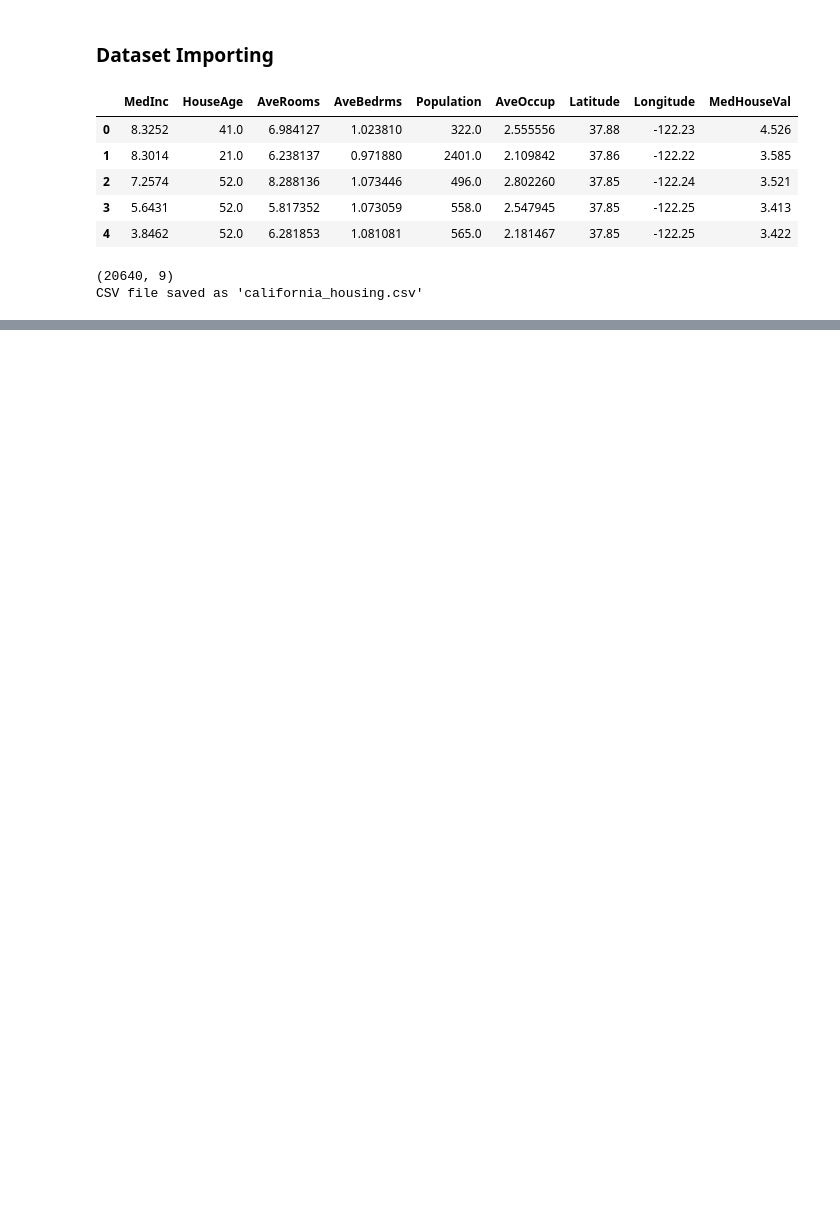
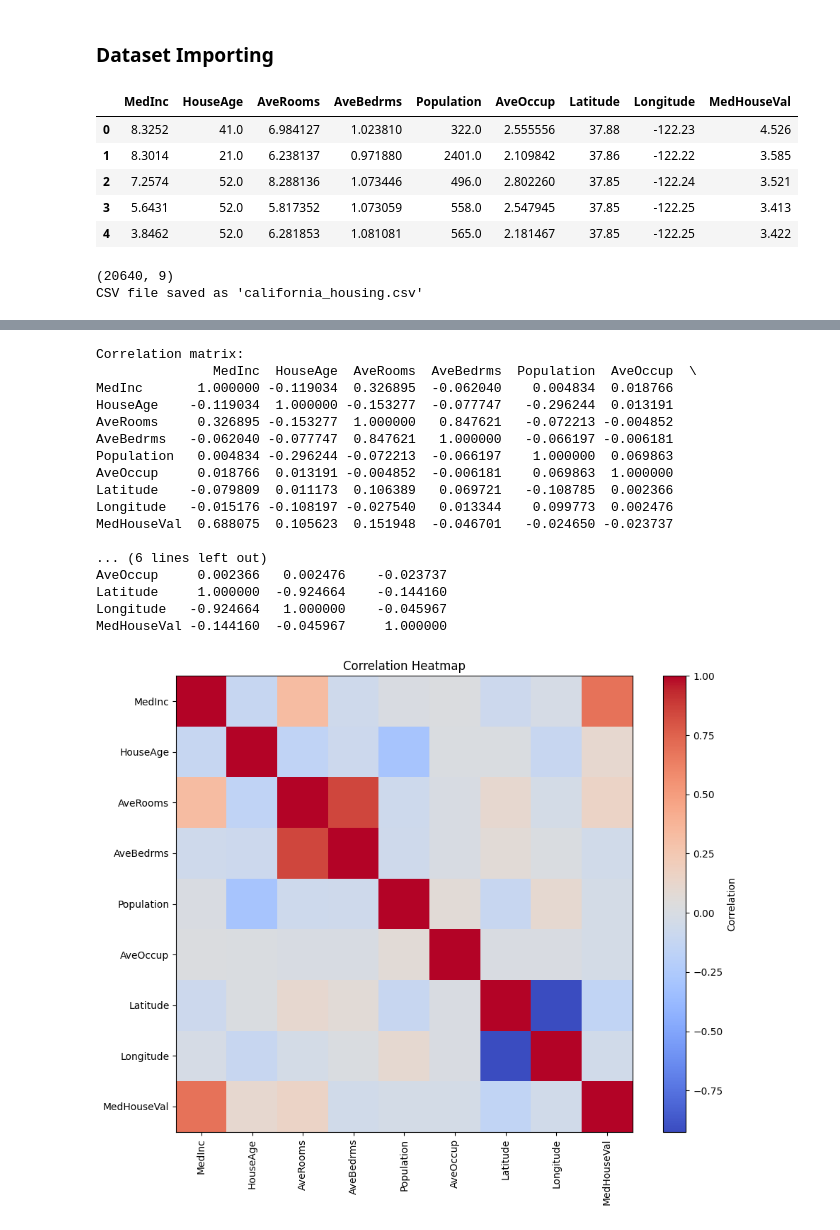
Before and after one commit to Rajveermathur/MLOps-Assignment-BITS, a Jupyter notebook: dataset.ipynb, the cells around one changed output, grey strips where cells are left out. Cells and saved outputs as stored; diff of their text form; code cells hidden in the pictures; blank space fills up the shorter version.

```diff
--- a/dataset.ipynb
+++ b/dataset.ipynb
@@ -31,0 +36,4 @@ CSV file saved as 'california_housing.csv'
+# %%
+from pandas import read_csv
+df = read_csv('data/california_housing.csv')
+df.describe
@@ -31,0 +96,33 @@ CSV file saved as 'california_housing.csv'
+# %%
+# Correlation matrix
+print("\nCorrelation matrix:")
+corr_matrix = df.corr()
+print(corr_matrix)
+# Plot correlation heatmap using plt (manual)
+plt.figure(figsize=(10, 8))
+plt.imshow(corr_matrix, cmap='coolwarm', interpolation='none')
+plt.colorbar(label='Correlation')
+plt.xticks(range(len(corr_matrix.columns)), corr_matrix.columns, rotation=90)
+plt.yticks(range(len(corr_matrix.index)), corr_matrix.index)
+plt.title("Correlation Heatmap")
+plt.tight_layout()
+plt.show()
+# %% [output]
+Correlation matrix:
+               MedInc  HouseAge  AveRooms  AveBedrms  Population  AveOccup  \
+MedInc       1.000000 -0.119034  0.326895  -0.062040    0.004834  0.018766
+HouseAge    -0.119034  1.000000 -0.153277  -0.077747   -0.296244  0.013191
+AveRooms     0.326895 -0.153277  1.000000   0.847621   -0.072213 -0.004852
+AveBedrms   -0.062040 -0.077747  0.847621   1.000000   -0.066197 -0.006181
+Population   0.004834 -0.296244 -0.072213  -0.066197    1.000000  0.069863
+AveOccup     0.018766  0.013191 -0.004852  -0.006181    0.069863  1.000000
+Latitude    -0.079809  0.011173  0.106389   0.069721   -0.108785  0.002366
+Longitude   -0.015176 -0.108197 -0.027540   0.013344    0.099773  0.002476
+MedHouseVal  0.688075  0.105623  0.151948  -0.046701   -0.024650 -0.023737
+
+... (6 lines left out)
+AveOccup     0.002366   0.002476    -0.023737
+Latitude     1.000000  -0.924664    -0.144160
+Longitude   -0.924664   1.000000    -0.045967
+MedHouseVal -0.144160  -0.045967     1.000000
+[figure, added]
```
Also changed, not shown: parts of 16 cells of this notebook.
